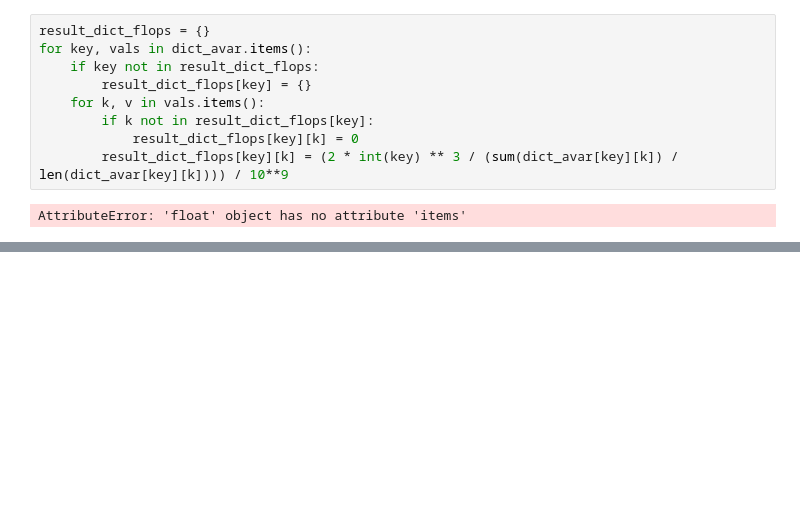
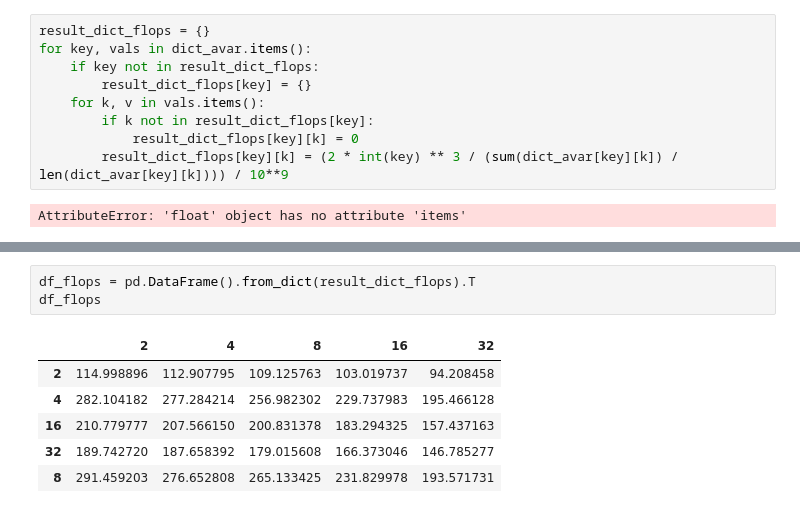
Before and after one commit to DanLip02/HPC_HSE, a Jupyter notebook: Cuda/graphs.ipynb, the cells around one changed output, grey strips where cells are left out. Cells and saved outputs as stored; diff of their text form; blank space fills up the shorter version.

```diff
--- a/Cuda/graphs.ipynb
+++ b/Cuda/graphs.ipynb
@@ -131,0 +327,10 @@ AttributeError: 'float' object has no attribute 'items'
+# %%
+df_flops = pd.DataFrame().from_dict(result_dict_flops).T
+df_flops
+# %% [output]
+|  | 2 | 4 | 8 | 16 | 32 |
+| 2 | 114.998896 | 112.907795 | 109.125763 | 103.019737 | 94.208458 |
+| 4 | 282.104182 | 277.284214 | 256.982302 | 229.737983 | 195.466128 |
+| 16 | 210.779777 | 207.566150 | 200.831378 | 183.294325 | 157.437163 |
+| 32 | 189.742720 | 187.658392 | 179.015608 | 166.373046 | 146.785277 |
+| 8 | 291.459203 | 276.652808 | 265.133425 | 231.829978 | 193.571731 |
```
Also changed, not shown: parts of 8 cells of this notebook, 19 other files.
